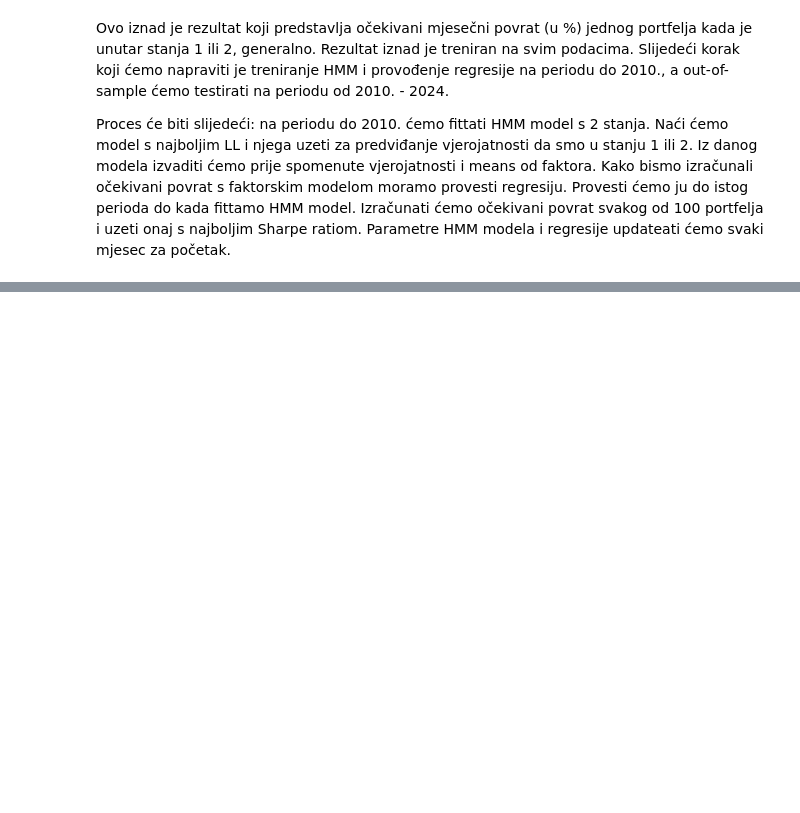
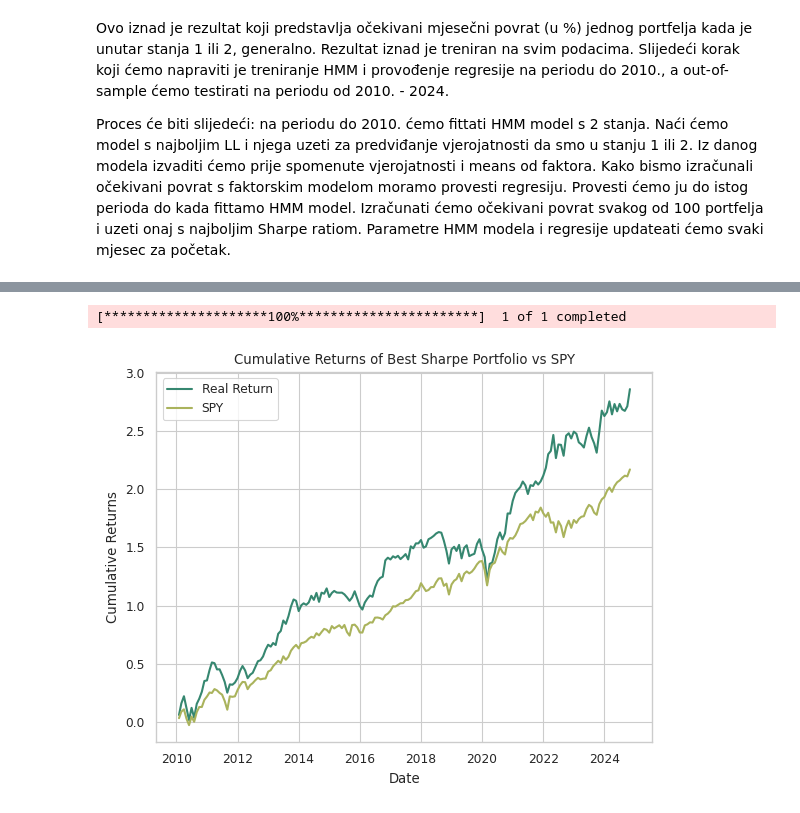
Before and after one commit to evucelic/HMM-Market-Regime-Estimation, a Jupyter notebook: fama_french_HMM.ipynb, the cells around one changed output, grey strips where cells are left out. Saved outputs shown, nothing was run; the diff lists cells and outputs as text; code cells hidden in the pictures; blank space fills up the shorter version.

Commit message:
Comparison between SPY and best sharpe ratio port, needs refining

```diff
--- a/fama_french_HMM.ipynb
+++ b/fama_french_HMM.ipynb
@@ -839,0 +868,2 @@ out_of_sample_comparison_df
+# %%
+out_of_sample_comparison_df = out_of_sample_comparison_df.astype(float).round(4)
@@ -839,0 +917,10 @@ out_of_sample_comparison_df
+# %%
+# pick best sharpe ratio portfolio for each month
+def pick_best_sharpe_portfolio(out_of_sample_comparison_df):
+    best_sharpe = out_of_sample_comparison_df.groupby(level=0).apply(
+        lambda x: x.loc[x["Sharpe"].idxmax()]
+    )
+    return best_sharpe
+
+best_sharpe = pick_best_sharpe_portfolio(out_of_sample_comparison_df.dropna())
+best_sharpe
@@ -839,0 +942,23 @@ out_of_sample_comparison_df
+# %%
+from yfinance import download
+import datetime
+
+spy_data = download(
+    "SPY",
+    start="2010-01-01",
+    end="2024-12-01",
+    interval="1mo",
+)
+spy_data = spy_data[["Close"]]
+spy_data_returns = spy_data.pct_change().dropna()
+callable_df = pd.concat(
+    [best_sharpe["Real Return"]/100, spy_data_returns["Close"]], axis=1
+)
+
+plot_cumulative_returns(
+    callable_df,
+    title="Cumulative Returns of Best Sharpe Portfolio vs SPY",
+)
+# %% [output]
+[*********************100%***********************]  1 of 1 completed
+[figure, added]
```
Also changed, not shown: parts of 11 cells of this notebook, 1 other file.
